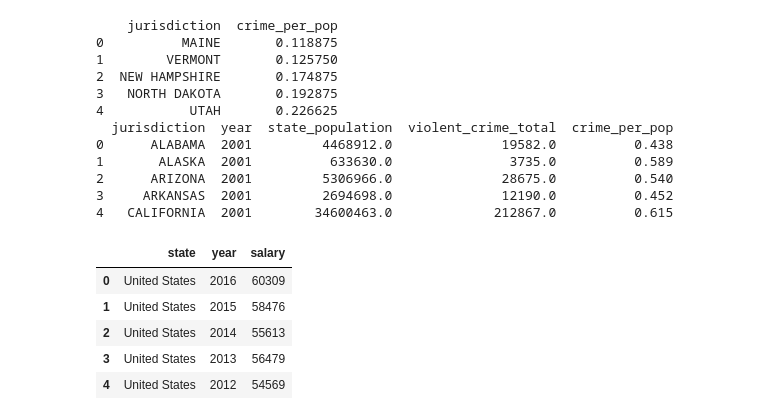
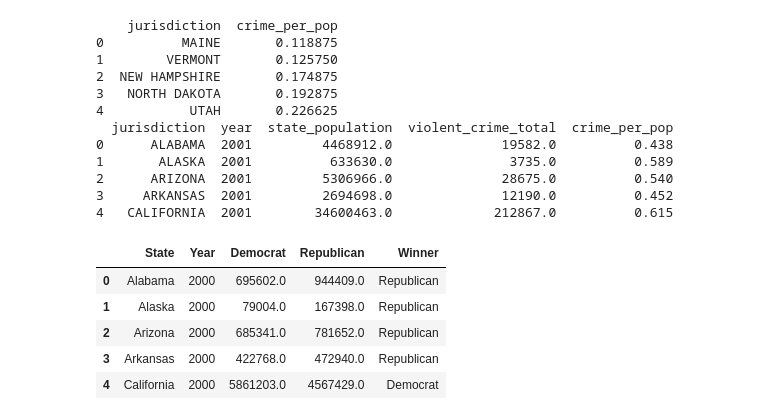
Before and after one commit to sandeepbmehta/TSHaRK---Project, a Jupyter notebook: merged.ipynb, the cells around one changed output. Saved outputs shown, nothing was run; the diff lists cells and outputs as text; code cells hidden in the pictures.

```diff
--- a/merged.ipynb
+++ b/merged.ipynb
@@ -1,4 +1,5 @@
 # %%
+#Dependencies
 import requests
 import json
 import pandas as pd
@@ -6,41 +7,47 @@ import numpy as np
 import matplotlib.pyplot as plt
 import os
 import csv
+import matplotlib.transforms as mtransforms
 
 numb = 5
 # Read the crime data summary file
 crs_path = "datasource/crime_sum.csv"
 sum_df = pd.read_csv(crs_path)
 print(sum_df.head())
 
 # Read the crime data detail
 cr_path = "datasource/crime_out.csv"
 det_df = pd.read_csv(cr_path)
 print(det_df.head())
 
 # Read the Salary data
 sal_path = "datasource/salary_out.csv"
 sal_df = pd.read_csv(sal_path)
 sal_df.head()
+
+#Read the Election data
+election_path = "datasource/election_out.csv"
+election_df = pd.read_csv(election_path)
+election_df.head()
 # %% [output]
     jurisdiction  crime_per_pop
 0          MAINE       0.118875
 1        VERMONT       0.125750
 2  NEW HAMPSHIRE       0.174875
 3   NORTH DAKOTA       0.192875
 4           UTAH       0.226625
   jurisdiction  year  state_population  violent_crime_total  crime_per_pop
 0      ALABAMA  2001         4468912.0              19582.0          0.438
 1       ALASKA  2001          633630.0               3735.0          0.589
 2      ARIZONA  2001         5306966.0              28675.0          0.540
 3     ARKANSAS  2001         2694698.0              12190.0          0.452
 4   CALIFORNIA  2001        34600463.0             212867.0          0.615
-|  | state | year | salary |
-| 0 | United States | 2016 | 60309 |
-| 1 | United States | 2015 | 58476 |
-| 2 | United States | 2014 | 55613 |
-| 3 | United States | 2013 | 56479 |
-| 4 | United States | 2012 | 54569 |
+|  | State | Year | Democrat | Republican | Winner |
+| 0 | Alabama | 2000 | 695602.0 | 944409.0 | Republican |
+| 1 | Alaska | 2000 | 79004.0 | 167398.0 | Republican |
+| 2 | Arizona | 2000 | 685341.0 | 781652.0 | Republican |
+| 3 | Arkansas | 2000 | 422768.0 | 472940.0 | Republican |
+| 4 | California | 2000 | 5861203.0 | 4567429.0 | Democrat |
 # %%
 # Function to plot the graph
 #def plot_line (x_axis, y_axis, crime_per_pop, def_color):
```
Also changed, not shown: parts of 4 cells of this notebook, 1 other file.
